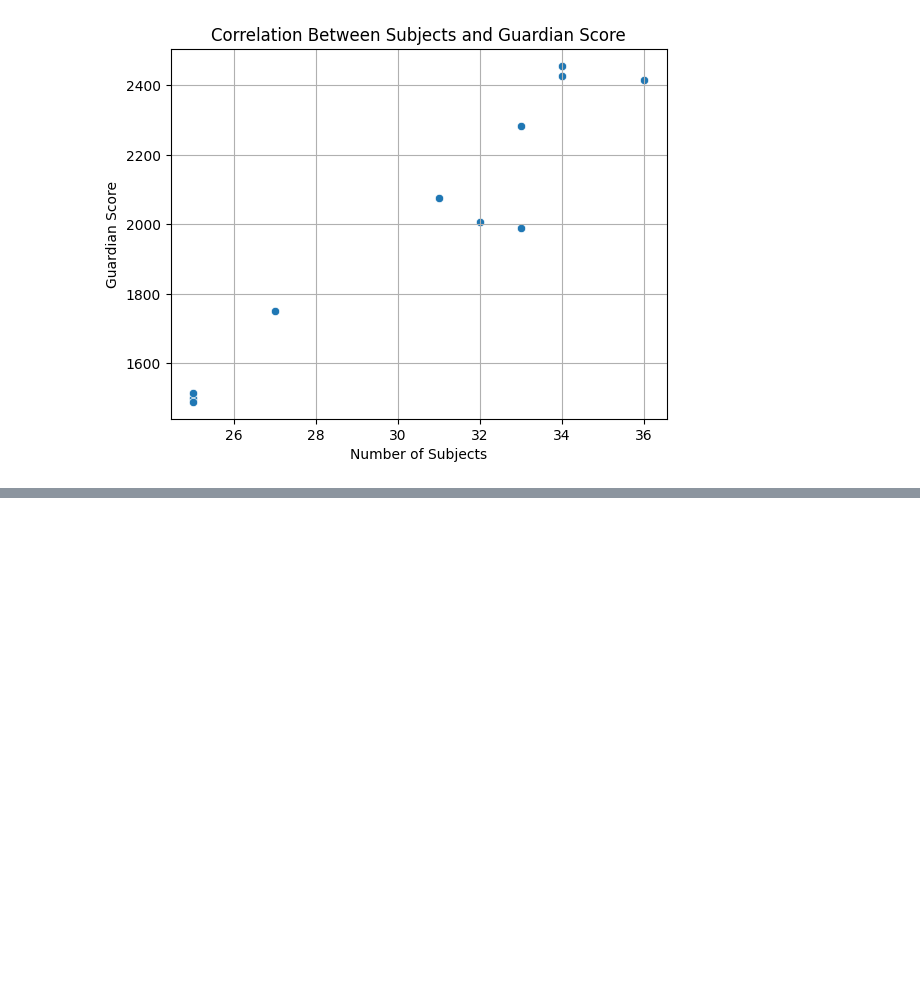
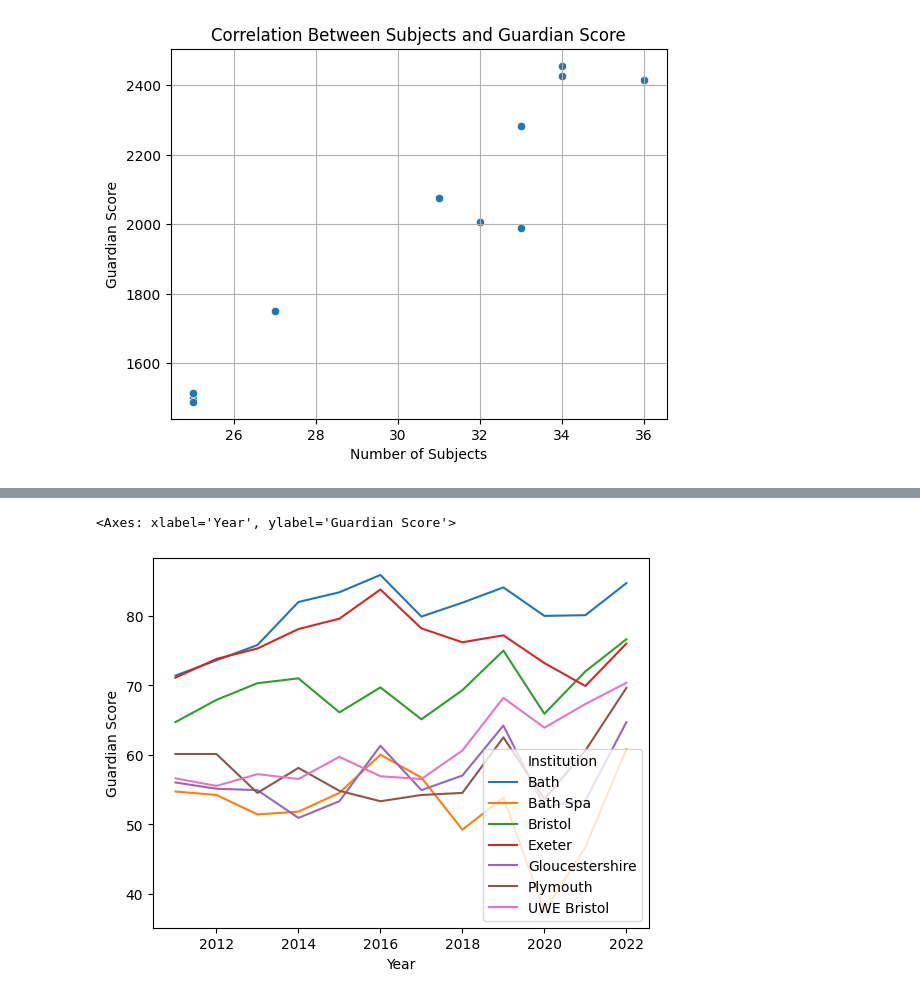
Before and after one commit to tjgusshy/UWE_Brsitol_IGP_Project, a Jupyter notebook: BI.ipynb, the cells around one changed output, grey strips where cells are left out. Cells and saved outputs as stored; diff of their text form; code cells hidden in the pictures; blank space fills up the shorter version.

```diff
--- a/BI.ipynb
+++ b/BI.ipynb
@@ -779,0 +2018,11 @@ and the highest was in 2022, score was 70.35
+# %%
+regional = ['Bath', 'Bath Spa', 'Bristol', 'UWE Bristol', 'Exeter', 'falmouth', 'Gloucestershire', 'Plymouth', 'Plymouth College of Art']
+
+# Filter rows where 'Institution' is in the regional list
+regional_filtered_df = isd_df[isd_df['Institution'].isin(regional)]
+
+yearl_trend = regional_filtered_df[['Year', 'Guardian Score', 'Institution']]
+sns.lineplot(data=yearl_trend, x = 'Year', y = 'Guardian Score', hue='Institution')
+# %% [output]
+<Axes: xlabel='Year', ylabel='Guardian Score'>
+[figure, added]
```
Also changed, not shown: parts of 63 cells of this notebook, 3 other files.
